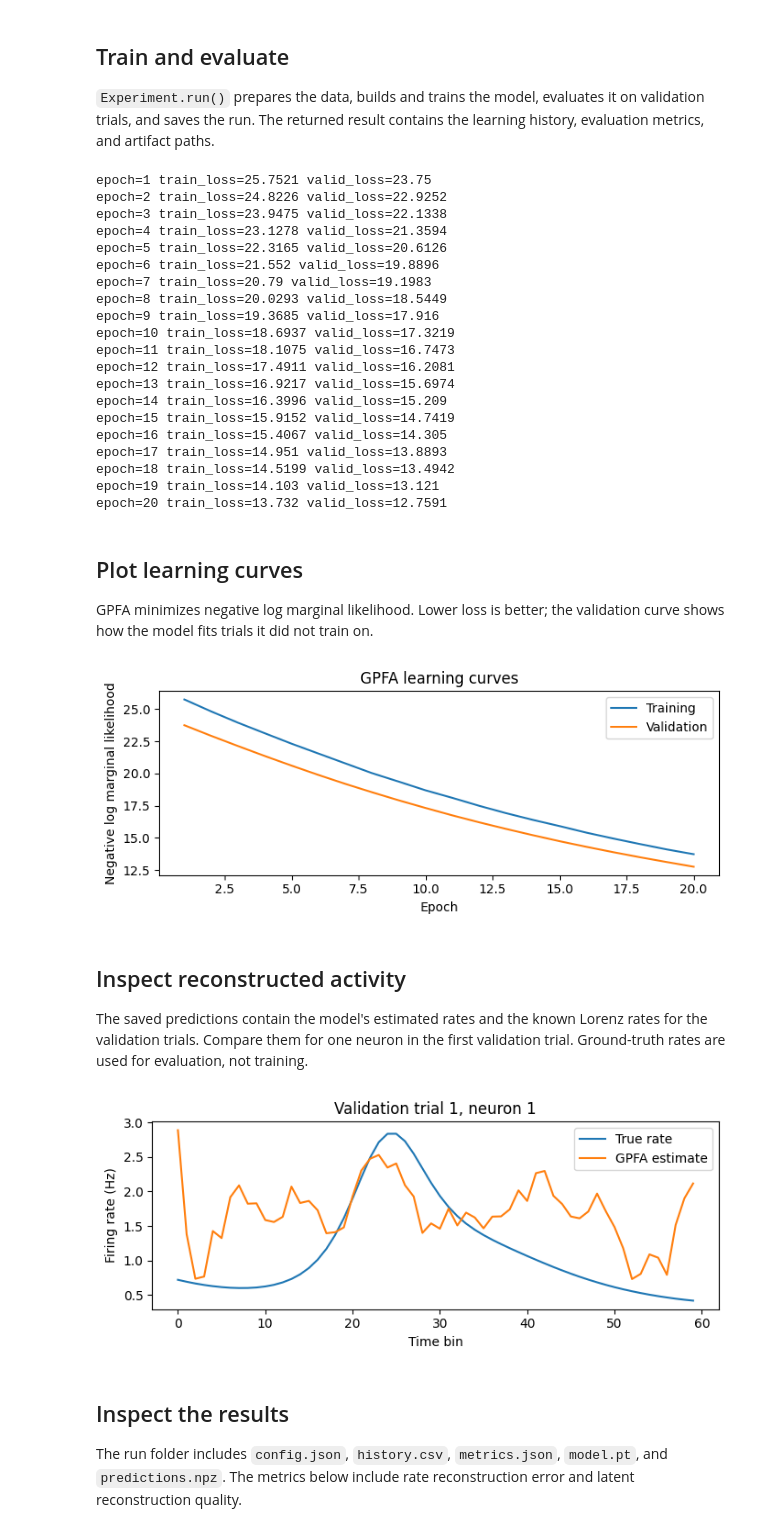
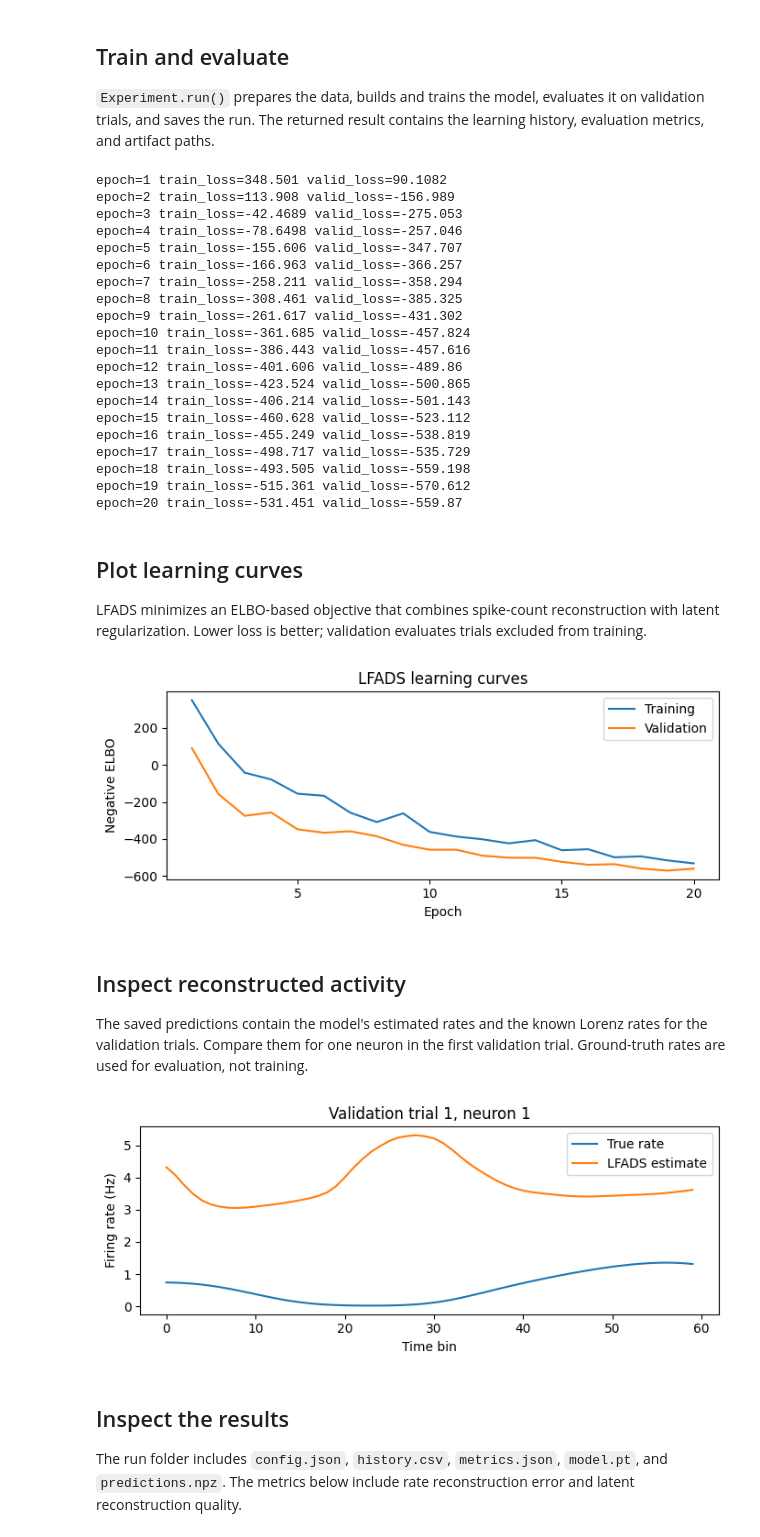
Before and after one commit to jonathanhuml/ladys, a Jupyter notebook: tutorials/lorenz.ipynb, the cells around one changed output. Saved outputs shown, nothing was run; the diff lists cells and outputs as text; code cells hidden in the pictures.

```diff
--- a/tutorials/lorenz.ipynb
+++ b/tutorials/lorenz.ipynb
@@ -28,17 +28,18 @@ The seed fixes the generated data and the training randomness.
 # %%
 config = ExperimentConfig(
     dataset=LorenzDatasetConfig(
-        neurons=12,
+        neurons=20,
         num_inits=2,
         num_trials=8,
         num_steps=60,
         seed=0,
     ),
-    model=GPFAConfig(latent_dim=3),
+    model=LFADSConfig(factor_dim=3),
     preprocessing=PreprocessingConfig(),
     trainer=TrainerConfig(epochs=20, device="cpu"),
     batch_size=4,
     output_dir="runs/lorenz_tutorial",
+    run_name="lfads",
 )
 # %% [markdown]
 ## Train and evaluate
@@ -49,31 +50,32 @@ learning history, evaluation metrics, and artifact paths.
 # %%
 result = Experiment(config).run()
 # %% [output]
-epoch=1 train_loss=25.7521 valid_loss=23.75
-epoch=2 train_loss=24.8226 valid_loss=22.9252
-epoch=3 train_loss=23.9475 valid_loss=22.1338
-epoch=4 train_loss=23.1278 valid_loss=21.3594
-epoch=5 train_loss=22.3165 valid_loss=20.6126
-epoch=6 train_loss=21.552 valid_loss=19.8896
-epoch=7 train_loss=20.79 valid_loss=19.1983
-epoch=8 train_loss=20.0293 valid_loss=18.5449
-epoch=9 train_loss=19.3685 valid_loss=17.916
-epoch=10 train_loss=18.6937 valid_loss=17.3219
-epoch=11 train_loss=18.1075 valid_loss=16.7473
-epoch=12 train_loss=17.4911 valid_loss=16.2081
-epoch=13 train_loss=16.9217 valid_loss=15.6974
-epoch=14 train_loss=16.3996 valid_loss=15.209
-epoch=15 train_loss=15.9152 valid_loss=14.7419
-epoch=16 train_loss=15.4067 valid_loss=14.305
-epoch=17 train_loss=14.951 valid_loss=13.8893
-epoch=18 train_loss=14.5199 valid_loss=13.4942
-epoch=19 train_loss=14.103 valid_loss=13.121
-epoch=20 train_loss=13.732 valid_loss=12.7591
+epoch=1 train_loss=348.501 valid_loss=90.1082
+epoch=2 train_loss=113.908 valid_loss=-156.989
+epoch=3 train_loss=-42.4689 valid_loss=-275.053
+epoch=4 train_loss=-78.6498 valid_loss=-257.046
+epoch=5 train_loss=-155.606 valid_loss=-347.707
+epoch=6 train_loss=-166.963 valid_loss=-366.257
+epoch=7 train_loss=-258.211 valid_loss=-358.294
+epoch=8 train_loss=-308.461 valid_loss=-385.325
+epoch=9 train_loss=-261.617 valid_loss=-431.302
+epoch=10 train_loss=-361.685 valid_loss=-457.824
+epoch=11 train_loss=-386.443 valid_loss=-457.616
+epoch=12 train_loss=-401.606 valid_loss=-489.86
+epoch=13 train_loss=-423.524 valid_loss=-500.865
+epoch=14 train_loss=-406.214 valid_loss=-501.143
+epoch=15 train_loss=-460.628 valid_loss=-523.112
+epoch=16 train_loss=-455.249 valid_loss=-538.819
+epoch=17 train_loss=-498.717 valid_loss=-535.729
+epoch=18 train_loss=-493.505 valid_loss=-559.198
+epoch=19 train_loss=-515.361 valid_loss=-570.612
+epoch=20 train_loss=-531.451 valid_loss=-559.87
 # %% [markdown]
 ## Plot learning curves
 
-GPFA minimizes negative log marginal likelihood. Lower loss is better; the
-validation curve shows how the model fits trials it did not train on.
+LFADS minimizes an ELBO-based objective that combines spike-count reconstruction
+with latent regularization. Lower loss is better; validation evaluates trials
+excluded from training.
 # %%
 epochs = [report.epoch + 1 for report in result.history]
 train_loss = [report.train.loss for report in result.history]
@@ -82,12 +84,13 @@ valid_loss = [report.valid.loss for report in result.history]
 fig, ax = plt.subplots(figsize=(7, 3))
 ax.plot(epochs, train_loss, label="Training")
 ax.plot(epochs, valid_loss, label="Validation")
-ax.set(xlabel="Epoch", ylabel="Negative log marginal likelihood", title="GPFA learning curves")
+ax.set(xlabel="Epoch", ylabel="Negative ELBO", title="LFADS learning curves")
+ax.xaxis.get_major_locator().set_params(integer=True)
 ax.legend()
 fig.tight_layout()
 plt.show()
 # %% [output]
-[figure, old version]
+[figure, new version]
 # %% [markdown]
 ## Inspect reconstructed activity
 
@@ -97,17 +100,17 @@ validation trial. Ground-truth rates are used for evaluation, not training.
 # %%
 with np.load(result.predictions_path) as predictions:
     true_rates = predictions["target_rates"][0, :, 0]
     predicted_rates = predictions["pred_rates"][0, :, 0]
 
 fig, ax = plt.subplots(figsize=(7, 3))
 ax.plot(true_rates, label="True rate")
-ax.plot(predicted_rates, label="GPFA estimate")
+ax.plot(predicted_rates, label="LFADS estimate")
 ax.set(xlabel="Time bin", ylabel="Firing rate (Hz)", title="Validation trial 1, neuron 1")
 ax.legend()
 fig.tight_layout()
 plt.show()
 # %% [output]
-[figure, old version]
+[figure, new version]
 # %% [markdown]
 ## Inspect the results
 
```
Also changed, not shown: parts of 14 cells of this notebook, 7 other files.
